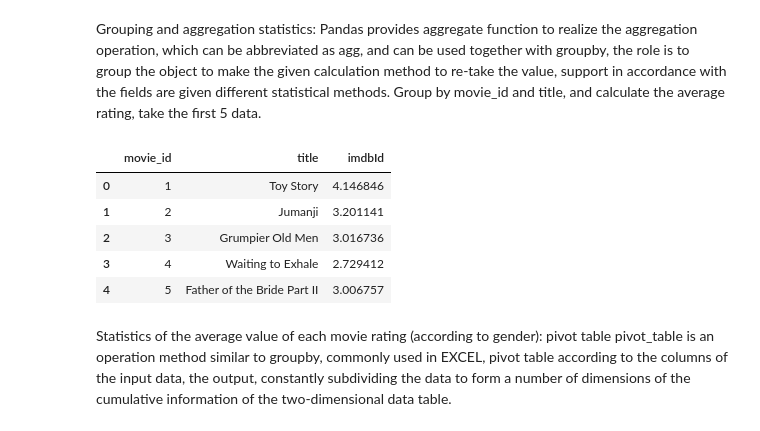
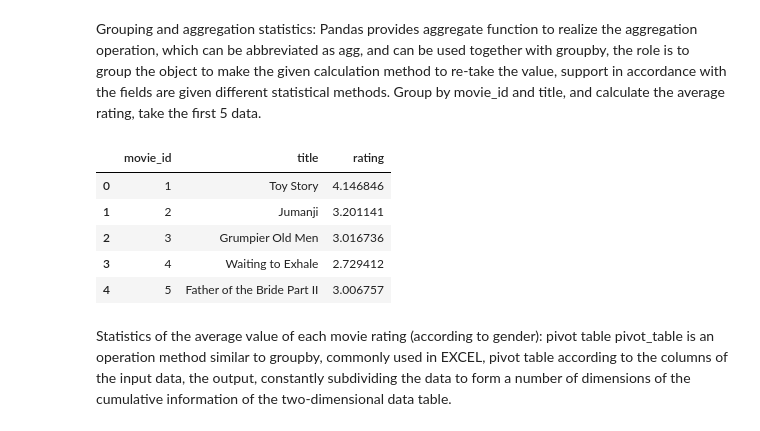
Before and after one commit to cifiyoo/hwt-project, a Jupyter notebook: hwt-project.ipynb, the cells around one changed output. Cells and saved outputs as stored; diff of their text form; code cells hidden in the pictures.

```diff
--- a/hwt-project.ipynb
+++ b/hwt-project.ipynb
@@ -20,7 +20,7 @@ movies_df = pd.read_csv('./Data/ml-1m/movies.dat',
                         encoding='ISO-8859-1')
 
 # Rating information, data from rating.dat
-rnames = ['user_id', 'movie_id', 'imdbId', 'timestamp']
+rnames = ['user_id', 'movie_id', 'rating', 'timestamp']
 ratings_df = pd.read_csv('./Data/ml-1m/ratings.dat',
                          sep='::',
                          header=None,
@@ -290,10 +290,10 @@ Group by movie_id and title, and calculate the average rating, take the first 5
 # %%
 # Group by movie_id and title and calculate the mean of the ratings for the top 5 data.
 import numpy as np
-movies_ratings_by_movie_title_df = movies_ratings_df.groupby(['movie_id','title'],as_index=False)['imdbId'].aggregate(np.mean)
+movies_ratings_by_movie_title_df = movies_ratings_df.groupby(['movie_id','title'],as_index=False)['rating'].aggregate(np.mean)
 movies_ratings_by_movie_title_df.head()
 # %% [output]
-|  | movie_id | title | imdbId |
+|  | movie_id | title | rating |
 | 0 | 1 | Toy Story | 4.146846 |
 | 1 | 2 | Jumanji | 3.201141 |
 | 2 | 3 | Grumpier Old Men | 3.016736 |
```
Also changed, not shown: parts of 27 cells of this notebook.
